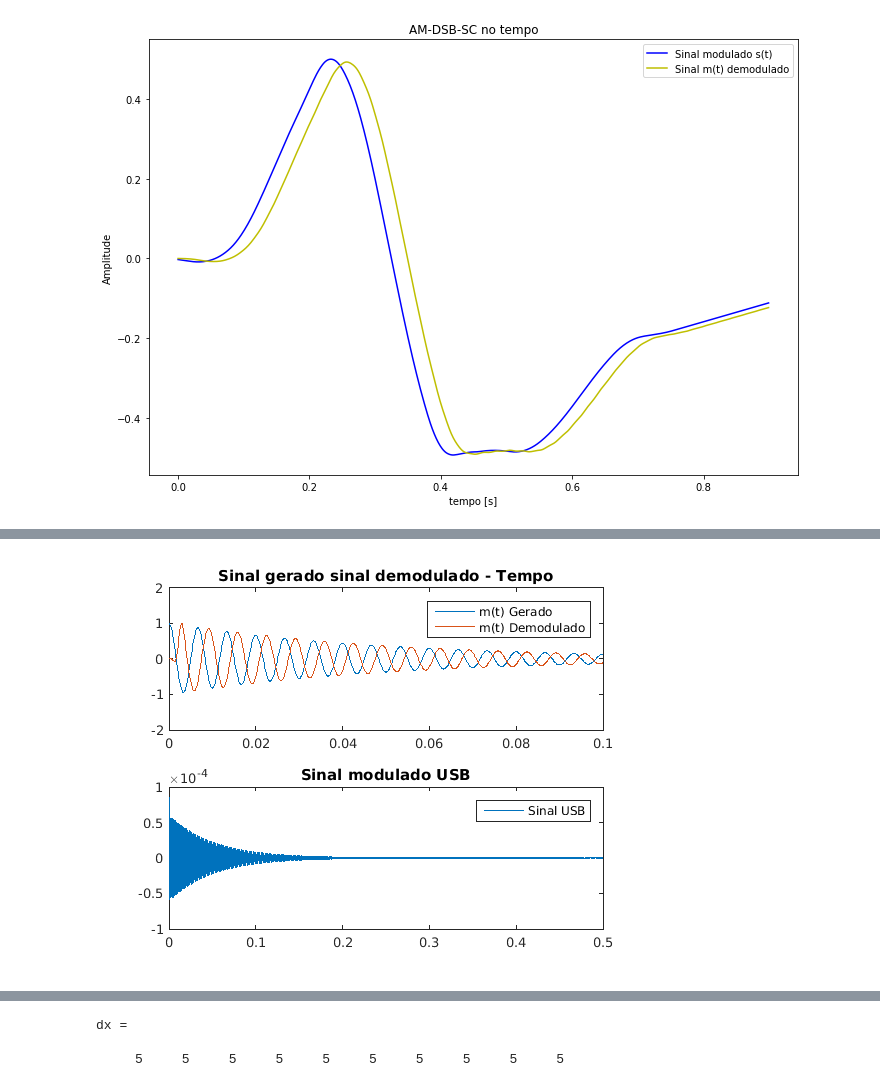
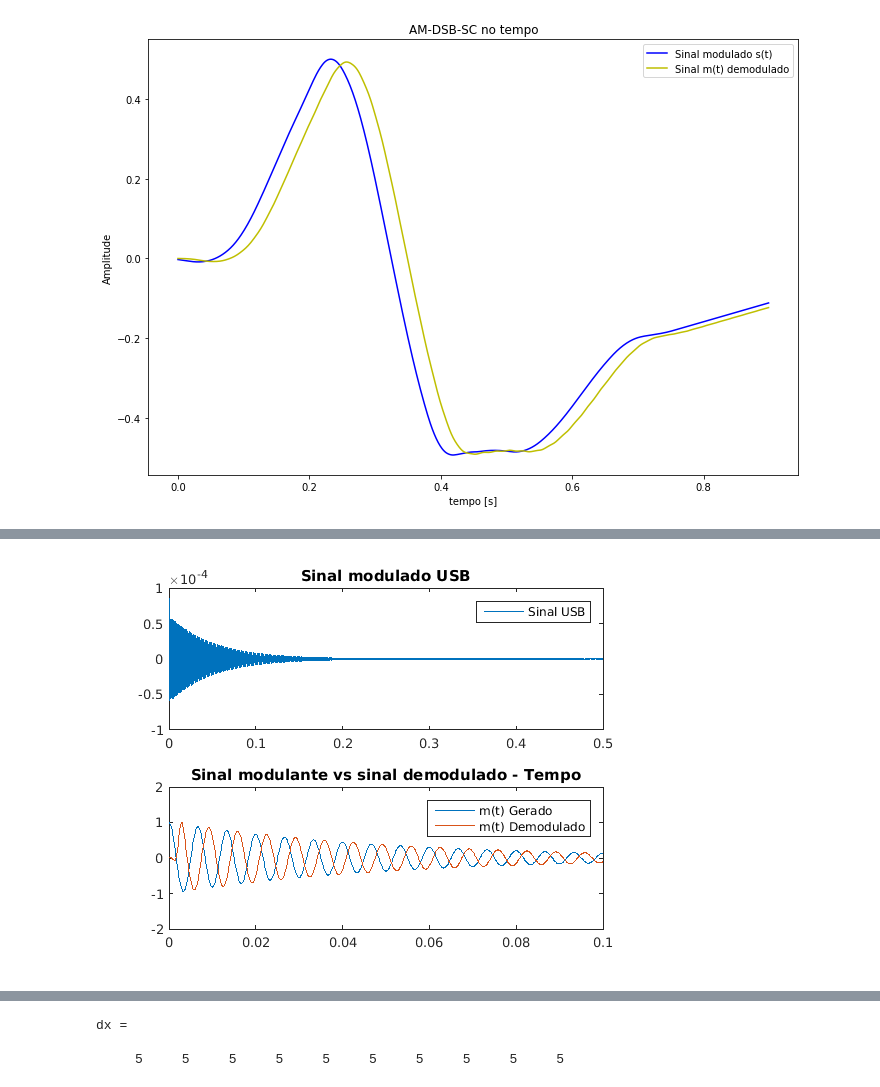
Before and after one commit to josemcast/DCO2004_LabPSC, a Jupyter notebook: h05.ipynb, the cells around one changed output, grey strips where cells are left out. Drawn from its saved outputs; the diff is of its cells as text; code cells hidden in the pictures.

```diff
--- a/h05.ipynb
+++ b/h05.ipynb
@@ -776,93 +775,90 @@ No script abaixo é exemplificado o processo de modulação e demodulação da A
 clc; clear all; close all;
 %% Determinando os parâmetros da onda
 Ts=1e-4;                                                    % Período de amostragem
-fs=1/Ts;                                                    % Frequencia de amostragem
+fs=1/Ts;                                                    % Frequência de amostragem
 t = [0:5e3]*Ts;                                             % Definição do vetor tempo
-fc = 500;                                                   % Frequencia da portadora.
-fm = 150;                                                   % Frequencia do sinal
+fc = 500;                                                   % Frequência da portadora
+fm = 150;                                                   % Frequência do sinal
 Am=1;                                                       % Amplitude do sinal senoidal
 Ac=1;                                                       % Amplitude da portadora
-Mu = Am/Ac;                                                 % Indice de modulaçao.
 carrier = Ac*cos(2*pi*fc*t);                                % Sinal portadora
 m_t = Am*cos(2*pi*fm*t).*exp(-t*20);                        % Sinal mensagem
 lmt = length(m_t);                                          % Comprimento do vetor mensagem
 M_t = fftshift(fft(m_t,lmt)/lmt);                           % Sinal na frequência
-freq_m = (-fs/2:fs/lmt:fs/2-fs/lmt);                        % Eixo da frequência para M_t
+freq_m = (-fs/2:fs/lmt:fs/2-fs/lmt);                        % Eixo da frequência para M(f)
 %% Modulação SSB
 % Modulação DSB-SC
-x_AM = m_t.*carrier;                                        % Onda Modulada DSB-SC no tempo
+x_AM = m_t.*carrier;                                        % Onda Modulada DSB-SC
 lfft = length(x_AM);                                        % Comprimento do sinal DSB-SC
-lfft = 2^ceil(log2(lfft));                                  % Comprimento do sinal DSB-SC potência de dois ex(1001 --> 1024)
+lfft = 2^ceil(log2(lfft));                                  % Comprimento do sinal DSB-SC em potência de dois
 X_AM = fftshift(fft(x_AM,lfft)/lfft);                       % Onda Modulada AM-DSB-SC na Frequência
 freq = (-fs/2:fs/lfft:fs/2-fs/lfft);                        % Eixo da frequência
 L_lsb = floor(fc*Ts*lfft);                                  % Local na frequência que se encontra a LSB.
-
 % Filtragem da LSB
-Filt_LSB = ones(1,lfft);                                    % Vetor filtro LSB (degrau) na frequencia
+Filt_LSB = ones(1,lfft);                                    % Vetor filtro LSB (degrau) na frequência
 Filt_LSB(lfft/2-L_lsb+1:lfft/2+L_lsb) = zeros(1,2*L_lsb);   % Definindo zeros na LSB
 X_SSB_USB = X_AM.*Filt_LSB;                                 % Filtrando a frequência LSB
-
 % Filtragem da USB
-Filt_USB = zeros(1,lfft);                                   % Vetor filtro USB na frequencia
+Filt_USB = zeros(1,lfft);                                   % Vetor filtro USB na frequência
 Filt_USB(lfft/2-L_lsb+1:lfft/2+L_lsb) = ones(1,2*L_lsb);    % Onde tinha 1 agora tem 0
-X_SSB_LSB = X_AM.*Filt_USB;                                 % Filtrando a frequencia USB
+X_SSB_LSB = X_AM.*Filt_USB;                                 % Filtrando a frequência USB
 
 %% Visualização SSB no tempo
 % USB tempo
-s_ssb_USB = real(ifft(fftshift(X_SSB_USB)));                % Inversa de fourrier
+s_ssb_USB = real(ifft(fftshift(X_SSB_USB)));                % Inversa de Fourier
 s_ssb_USB = s_ssb_USB (1:lmt);                              % Ajustando o comprimento do vetor
-
 % LSB tempo
-s_ssb_LSB = real(ifft(fftshift(X_SSB_LSB)));                % Inversa de fourrier
+s_ssb_LSB = real(ifft(fftshift(X_SSB_LSB)));                % Inversa de Fourier
 s_ssb_LSB = s_ssb_LSB (1:lmt);                              % Ajustando o comprimento do vetor
 
 %% Demodulação
 % Demodulação SSB-USB
 s_dem_USB= s_ssb_USB.*carrier*2;                            % Multiplicação com a portadora em fase
 B_m=1000;                                                   % Banda para filtragem
-h=fir1(50,[B_m*Ts]);                                        % Janelamento Hamming da banda
+h=fir1(50,[B_m*Ts]);                                        % Filtro
 s_rec_USB=filter(h,1e-4,s_dem_USB);                         % Sinal filtrado
-
+% Espectro do sinal USB filtrado
 lfft=length(s_rec_USB);                                     % Comprimento do sinal recuperado
-lfft=2^ceil(log2(lfft));                                    % Transformando para uma potencia de 2
-SSB_freq_USB = fftshift(fft(s_rec_USB,lfft)/lfft);          % Sinal recuperado na frequencia
+lfft=2^ceil(log2(lfft));                                    % Transformando para uma potência de 2
+SSB_freq_USB = fftshift(fft(s_rec_USB,lfft)/lfft);          % Sinal recuperado na frequência
 s_rec_USB = (max(m_t)/max(s_rec_USB))*s_rec_USB;            % Amplificando o sinal
 
 % Demodulação SSB-LSB
 s_dem_LSB= s_ssb_LSB.*carrier*2;                            % Multiplicação com a portadora em fase
 B_m=1000;                                                   % Banda para filtragem
-h=fir1(50,[B_m*Ts]);                                        % Janelamento Hamming da banda
+h=fir1(50,[B_m*Ts]);                                        % Filtro
 s_rec_LSB=filter(h,1e-4,s_dem_LSB);                         % Sinal filtrado
-
+% Espectro do sinal LSB filtrado
 lfft=length(s_rec_LSB);                                     % Comprimento do sinal recuperado
-lfft=2^ceil(log2(lfft));                                    % Transformando para uma potencia de 2
-SSB_freq_LSB = fftshift(fft(s_rec_LSB,lfft)/lfft);          % Sinal recuperado na frequencia
+lfft=2^ceil(log2(lfft));                                    % Transformando para uma potência de 2
+SSB_freq_LSB = fftshift(fft(s_rec_LSB,lfft)/lfft);          % Sinal recuperado na frequência
 s_rec_LSB = (max(m_t)/max(s_rec_LSB))*s_rec_LSB;            % Amplificando o sinal
 
-%% Plotting
-% Sinal na frequência
-subplot(2,1,1)
-plot(freq,abs(X_SSB_USB),freq,abs(X_SSB_LSB))
+%% Gráfico do espectro do Sinal
+% Espectros USB e LSB
+subplot(2,1,1);
+plot(freq,abs(X_SSB_USB),freq,abs(X_SSB_LSB));
 legend('USB','LSB');
-title ('Modulação USB e LSB na frequência')
-axis([-1e3 1e3 0 0.02])
-
-subplot(2,1,2)
-plot(freq_m,abs(M_t),freq, abs(SSB_freq_USB))
-title('Sinal gerado - Sinal demodulado - (Frequência)')
+title ('Espectro do sinal modulado USB e LSB');
+axis([-1e3 1e3 0 0.02]);
+% Espectros LSB e m(t)
+subplot(2,1,2);
+plot(freq_m,abs(M_t),freq, abs(SSB_freq_USB));
+title('Espectro do sinal modulante vs sinal demodulado');
 legend('m(t)','LSB');
-axis([-1e3 1e3 0 0.06])
-figure()
-% Sinal no tempo
-subplot(2,1,1)
-plot(t,m_t,t,s_rec_USB)
-axis([0 0.1 -2 2]);
-title('Sinal gerado sinal demodulado - Tempo')
-legend('m(t) Gerado','m(t) Demodulado');
-
-subplot(2,1,2)
+axis([-1e3 1e3 0 0.06]);
+%% Gráfico do Sinal no tempo
+figure();
+% Sinal modulado USB
+subplot(2,1,1);
 plot(t,s_ssb_USB)
 title('Sinal modulado USB')
 legend('Sinal USB');
+% Sinal m(t) e USB no tempo
+subplot(2,1,2);
+plot(t,m_t,t,s_rec_USB);
+axis([0 0.1 -2 2]);
+title('Sinal modulante vs sinal demodulado - Tempo');
+legend('m(t) Gerado','m(t) Demodulado');
 # %% [output]
-[figure, old version]
+[figure, new version]
```
Also changed, not shown: parts of 25 cells of this notebook, 4 other files.
